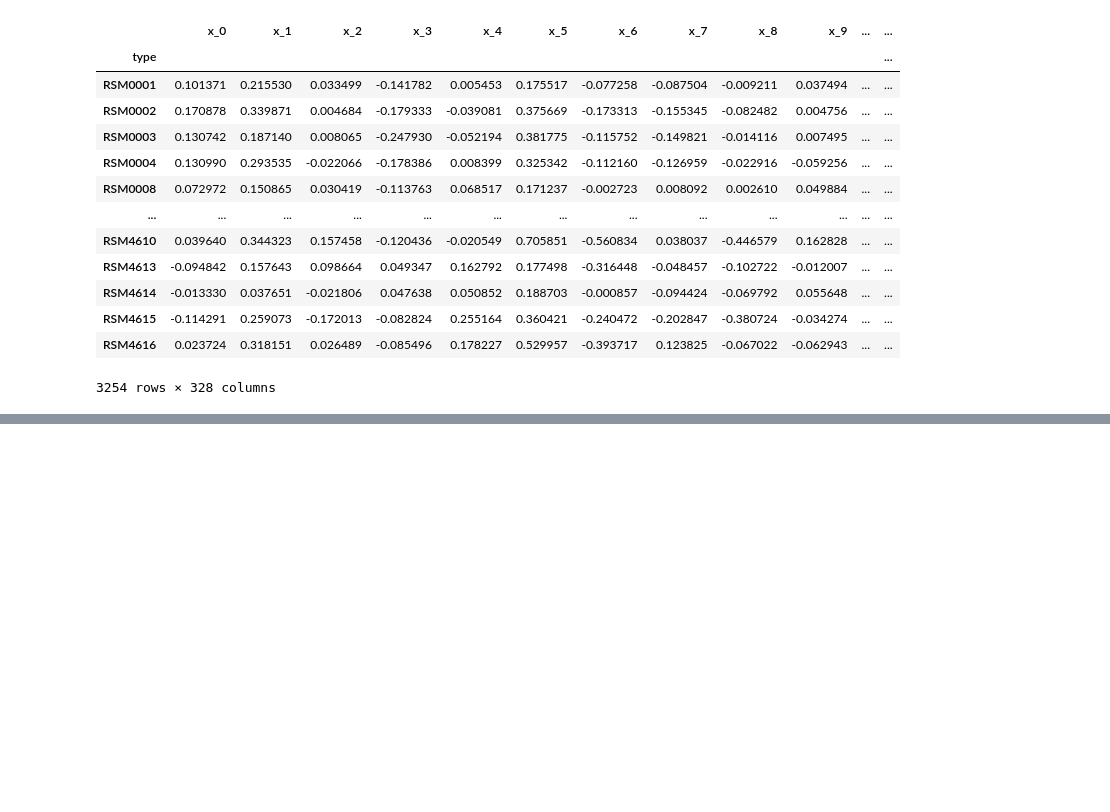
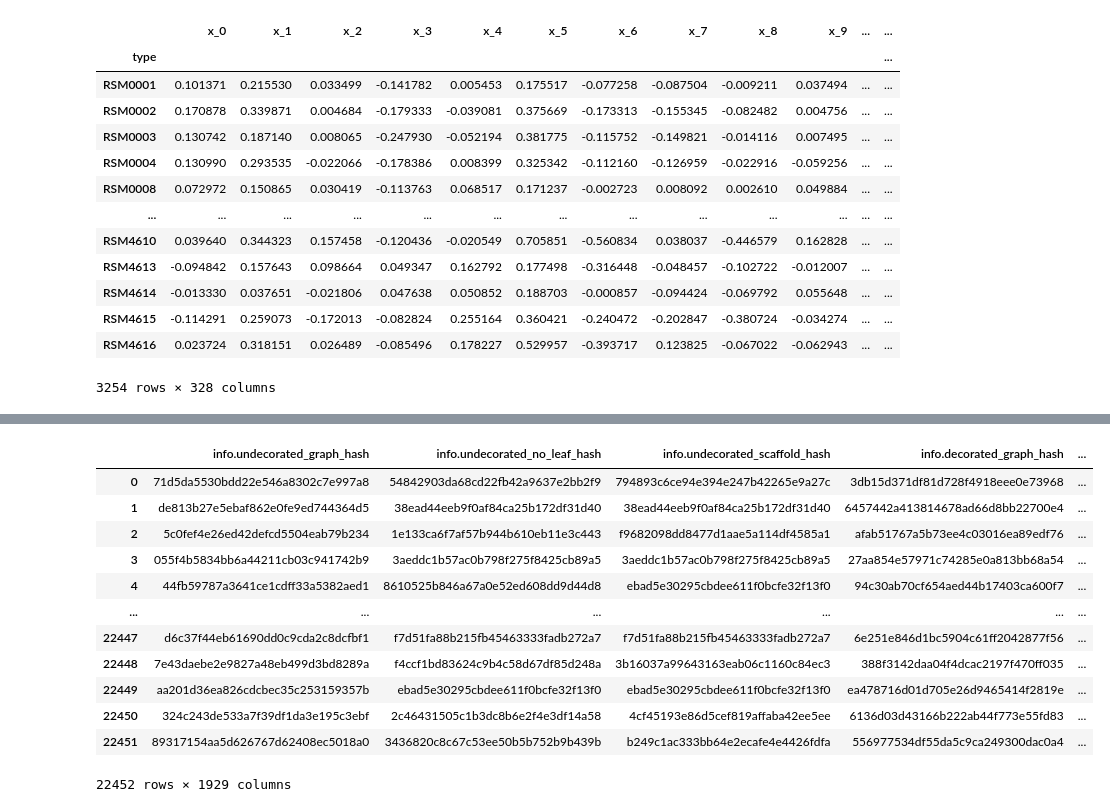
Before and after one commit to XiaoqZhang/mofgraph2vec, a Jupyter notebook: dev/data_preparation.ipynb, the cells around one changed output, grey strips where cells are left out. Cells and saved outputs as stored; diff of their text form; code cells hidden in the pictures; blank space fills up the shorter version.

```diff
--- a/dev/data_preparation.ipynb
+++ b/dev/data_preparation.ipynb
@@ -243,0 +511,16 @@ df_test.to_csv("/Users/xiaoqi/Codes/candidacy/database/rsm_composition_mof2vec_t
+# %%
+arc_ds._df
+# %% [output]
+|  | info.undecorated_graph_hash | info.undecorated_no_leaf_hash | info.undecorated_scaffold_hash | info.decorated_graph_hash | ... |
+| 0 | 71d5da5530bdd22e546a8302c7e997a8 | 54842903da68cd22fb42a9637e2bb2f9 | 794893c6ce94e394e247b42265e9a27c | 3db15d371df81d728f4918eee0e73968 | ... |
+| 1 | de813b27e5ebaf862e0fe9ed744364d5 | 38ead44eeb9f0af84ca25b172df31d40 | 38ead44eeb9f0af84ca25b172df31d40 | 6457442a413814678ad66d8bb22700e4 | ... |
+| 2 | 5c0fef4e26ed42defcd5504eab79b234 | 1e133ca6f7af57b944b610eb11e3c443 | f9682098dd8477d1aae5a114df4585a1 | afab51767a5b73ee4c03016ea89edf76 | ... |
+| 3 | 055f4b5834bb6a44211cb03c941742b9 | 3aeddc1b57ac0b798f275f8425cb89a5 | 3aeddc1b57ac0b798f275f8425cb89a5 | 27aa854e57971c74285e0a813bb68a54 | ... |
+| 4 | 44fb59787a3641ce1cdff33a5382aed1 | 8610525b846a67a0e52ed608dd9d44d8 | ebad5e30295cbdee611f0bcfe32f13f0 | 94c30ab70cf654aed44b17403ca600f7 | ... |
+| ... | ... | ... | ... | ... | ... |
+| 22447 | d6c37f44eb61690dd0c9cda2c8dcfbf1 | f7d51fa88b215fb45463333fadb272a7 | f7d51fa88b215fb45463333fadb272a7 | 6e251e846d1bc5904c61ff2042877f56 | ... |
+| 22448 | 7e43daebe2e9827a48eb499d3bd8289a | f4ccf1bd83624c9b4c58d67df85d248a | 3b16037a99643163eab06c1160c84ec3 | 388f3142daa04f4dcac2197f470ff035 | ... |
+| 22449 | aa201d36ea826cdcbec35c253159357b | ebad5e30295cbdee611f0bcfe32f13f0 | ebad5e30295cbdee611f0bcfe32f13f0 | ea478716d01d705e26d9465414f2819e | ... |
+| 22450 | 324c243de533a7f39df1da3e195c3ebf | 2c46431505c1b3dc8b6e2f4e3df14a58 | 4cf45193e86d5cef819affaba42ee5ee | 6136d03d43166b222ab44f773e55fd83 | ... |
+| 22451 | 89317154aa5d626767d62408ec5018a0 | 3436820c8c67c53ee50b5b752b9b439b | b249c1ac333bb64e2ecafe4e4426fdfa | 556977534df55da5c9ca249300dac0a4 | ... |
+22452 rows × 1929 columns
```
Also changed, not shown: parts of 26 cells of this notebook, 18 other files.
